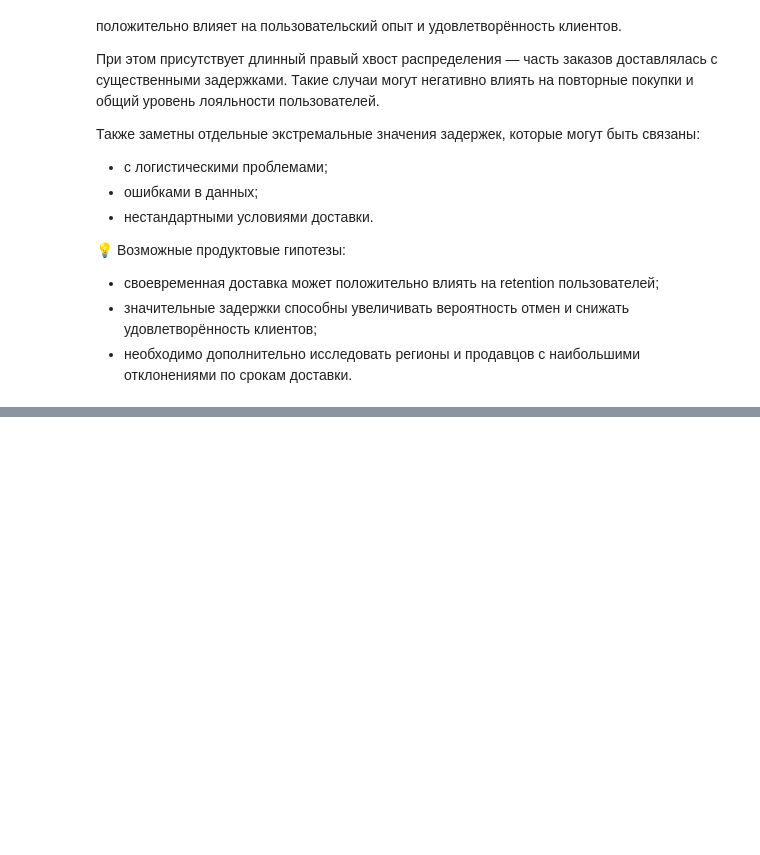
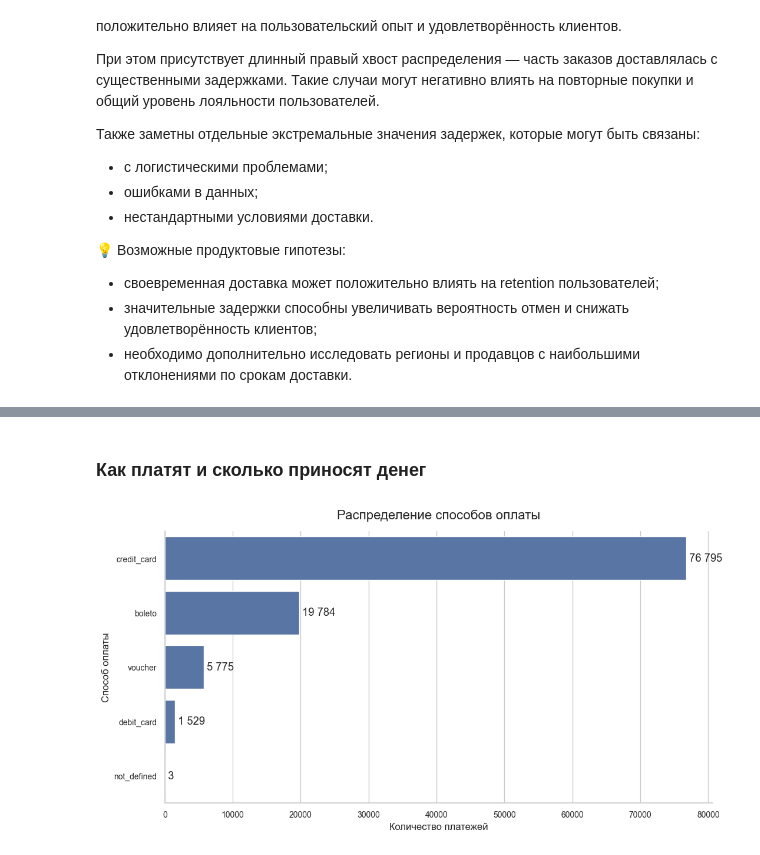
Before and after one commit to Malentaaa/product-analytics-project, a Jupyter notebook: project.ipynb, the cells around one changed output, grey strips where cells are left out. Cells and saved outputs as stored; diff of their text form; code cells hidden in the pictures; blank space fills up the shorter version.

```diff
--- a/project.ipynb
+++ b/project.ipynb
@@ -433,0 +590,28 @@ plt.show()
+# %% [markdown]
+### Как платят и сколько приносят денег
+# %%
+payment_counts = payments['payment_type'].value_counts()
+# %%
+plt.figure(figsize=(12,6))
+
+ax = sns.barplot(
+    x=payment_counts.values,
+    y=payment_counts.index
+)
+
+plt.title('Распределение способов оплаты', pad=15)
+plt.xlabel('Количество платежей')
+plt.ylabel('Способ оплаты')
+
+for i, value in enumerate(payment_counts.values):
+    ax.text(
+        value,
+        i,
+        f' {value:,}'.replace(',', ' '),
+        va='center'
+    )
+
+sns.despine()
+plt.show()
+# %% [output]
+[figure, added]
```
Also changed, not shown: parts of 21 cells of this notebook.
